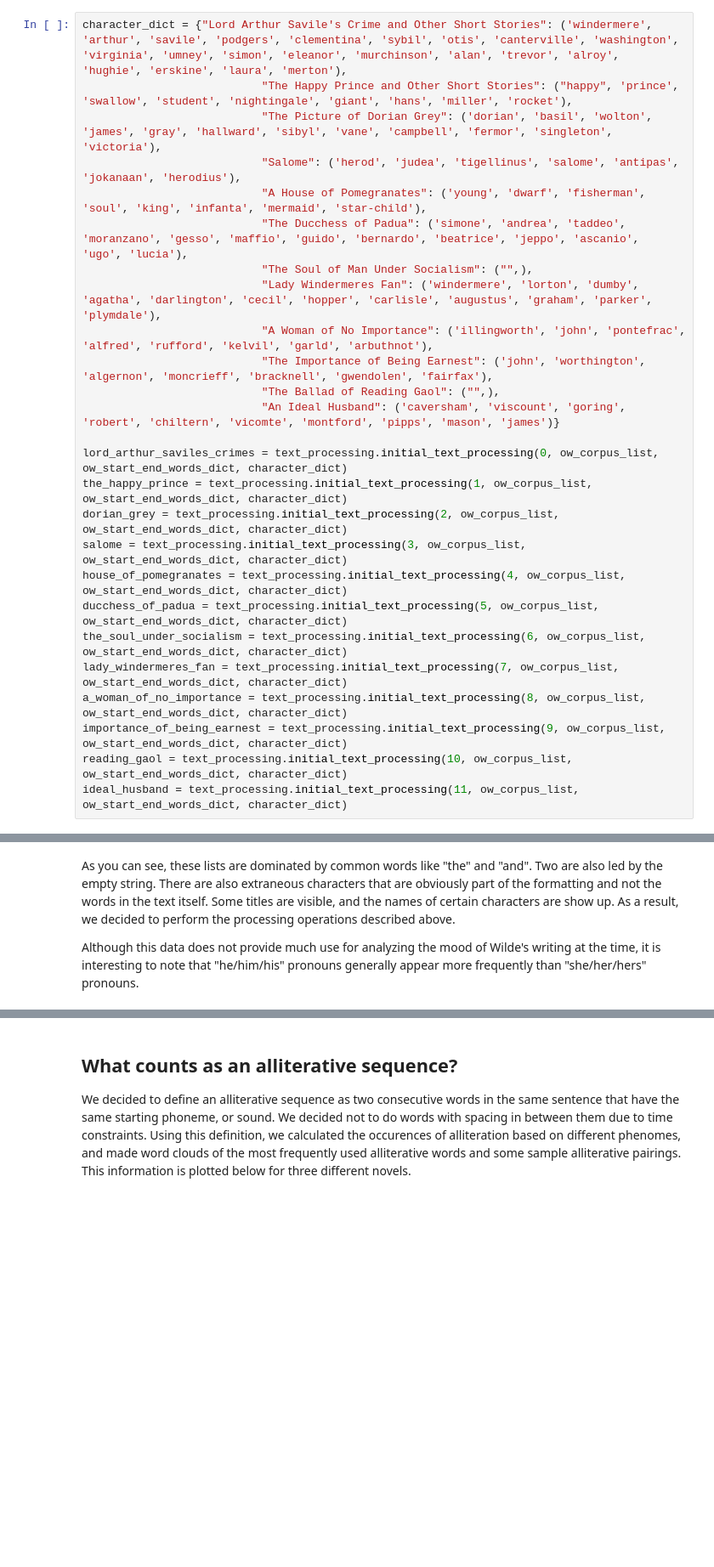
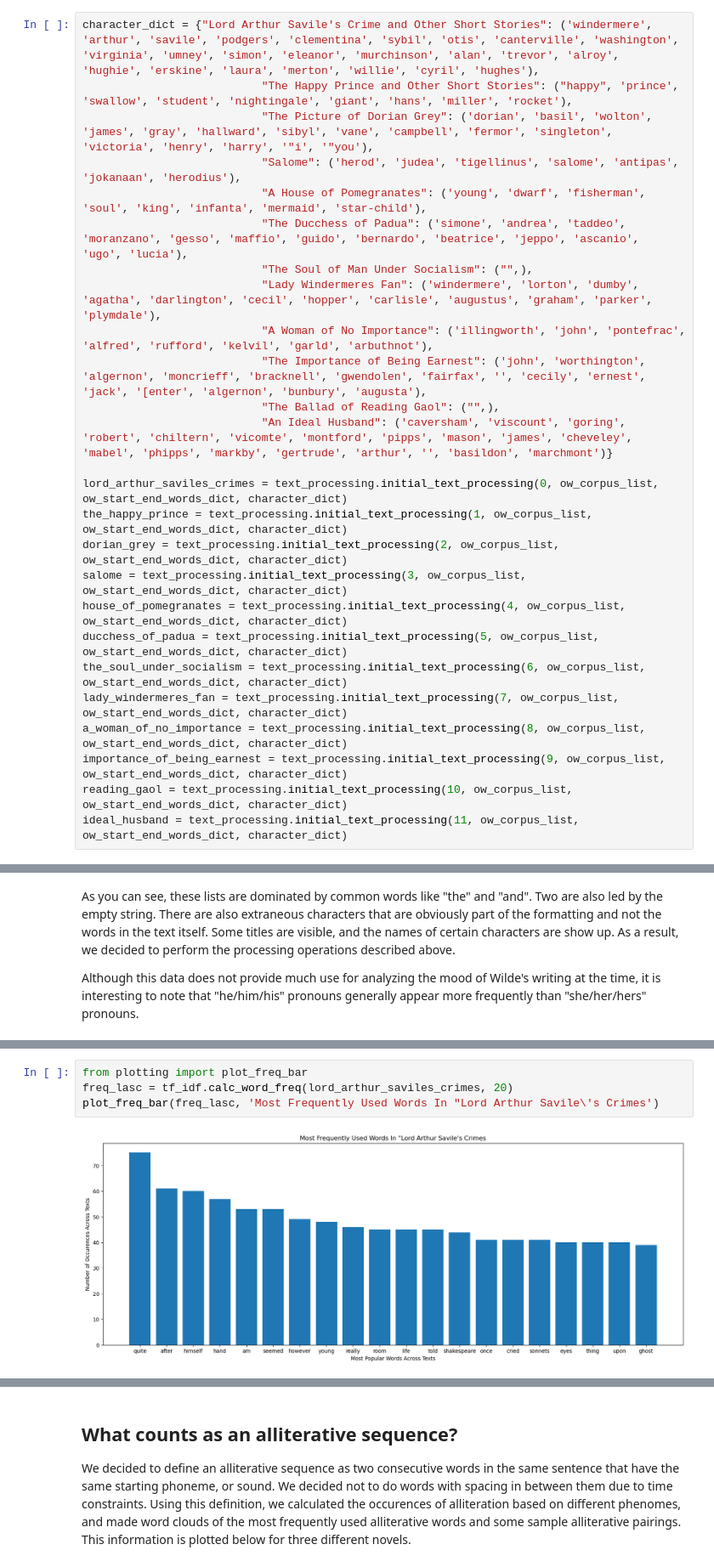
Before and after one commit to jes-bro/oscar_wilde_literary_devices, a Jupyter notebook: oscar_wilde_literary_devices.ipynb, the cells around one changed output, grey strips where cells are left out. Shown at 85% size. Saved outputs shown, nothing was run; the diff lists cells and outputs as text; blank space fills up the shorter version.

```diff
--- a/oscar_wilde_literary_devices.ipynb
+++ b/oscar_wilde_literary_devices.ipynb
@@ -86,16 +91,16 @@ This leaves us with an edited list of words in a given text (in this case, Lord
 # %%
-character_dict = {"Lord Arthur Savile's Crime and Other Short Stories": ('windermere', 'arthur', 'savile', 'podgers', 'clementina', 'sybil', 'otis', 'canterville', 'washington', 'virginia', 'umney', 'simon', 'eleanor', 'murchinson', 'alan', 'trevor', 'alroy', 'hughie', 'erskine', 'laura', 'merton'),
+character_dict = {"Lord Arthur Savile's Crime and Other Short Stories": ('windermere', 'arthur', 'savile', 'podgers', 'clementina', 'sybil', 'otis', 'canterville', 'washington', 'virginia', 'umney', 'simon', 'eleanor', 'murchinson', 'alan', 'trevor', 'alroy', 'hughie', 'erskine', 'laura', 'merton', 'willie', 'cyril', 'hughes'),
                            "The Happy Prince and Other Short Stories": ("happy", 'prince', 'swallow', 'student', 'nightingale', 'giant', 'hans', 'miller', 'rocket'),
-                           "The Picture of Dorian Grey": ('dorian', 'basil', 'wolton', 'james', 'gray', 'hallward', 'sibyl', 'vane', 'campbell', 'fermor', 'singleton', 'victoria'),
+                           "The Picture of Dorian Grey": ('dorian', 'basil', 'wolton', 'james', 'gray', 'hallward', 'sibyl', 'vane', 'campbell', 'fermor', 'singleton', 'victoria', 'henry', 'harry', '"i', '"you'),
                            "Salome": ('herod', 'judea', 'tigellinus', 'salome', 'antipas', 'jokanaan', 'herodius'),
                            "A House of Pomegranates": ('young', 'dwarf', 'fisherman', 'soul', 'king', 'infanta', 'mermaid', 'star-child'),
                            "The Ducchess of Padua": ('simone', 'andrea', 'taddeo', 'moranzano', 'gesso', 'maffio', 'guido', 'bernardo', 'beatrice', 'jeppo', 'ascanio', 'ugo', 'lucia'),
                            "The Soul of Man Under Socialism": ("",),
                            "Lady Windermeres Fan": ('windermere', 'lorton', 'dumby', 'agatha', 'darlington', 'cecil', 'hopper', 'carlisle', 'augustus', 'graham', 'parker', 'plymdale'),
                            "A Woman of No Importance": ('illingworth', 'john', 'pontefrac', 'alfred', 'rufford', 'kelvil', 'garld', 'arbuthnot'),
-                           "The Importance of Being Earnest": ('john', 'worthington', 'algernon', 'moncrieff', 'bracknell', 'gwendolen', 'fairfax'),
+                           "The Importance of Being Earnest": ('john', 'worthington', 'algernon', 'moncrieff', 'bracknell', 'gwendolen', 'fairfax', '', 'cecily', 'ernest', 'jack', '[enter', 'algernon', 'bunbury', 'augusta'),
                            "The Ballad of Reading Gaol": ("",),
-                           "An Ideal Husband": ('caversham', 'viscount', 'goring', 'robert', 'chiltern', 'vicomte', 'montford', 'pipps', 'mason', 'james')}
+                           "An Ideal Husband": ('caversham', 'viscount', 'goring', 'robert', 'chiltern', 'vicomte', 'montford', 'pipps', 'mason', 'james', 'cheveley', 'mabel', 'phipps', 'markby', 'gertrude', 'arthur', '', 'basildon', 'marchmont')}
 
 lord_arthur_saviles_crimes = text_processing.initial_text_processing(0, ow_corpus_list, ow_start_end_words_dict, character_dict)
 the_happy_prince = text_processing.initial_text_processing(1, ow_corpus_list, ow_start_end_words_dict, character_dict)
@@ -140,0 +138,6 @@ plot_freq_bar(freqs)
+# %%
+from plotting import plot_freq_bar
+freq_lasc = tf_idf.calc_word_freq(lord_arthur_saviles_crimes, 20)
+plot_freq_bar(freq_lasc, 'Most Frequently Used Words In "Lord Arthur Savile\'s Crimes')
+# %% [output]
+[figure, added]
```
Also changed, not shown: parts of 20 cells of this notebook, 4 other files.
